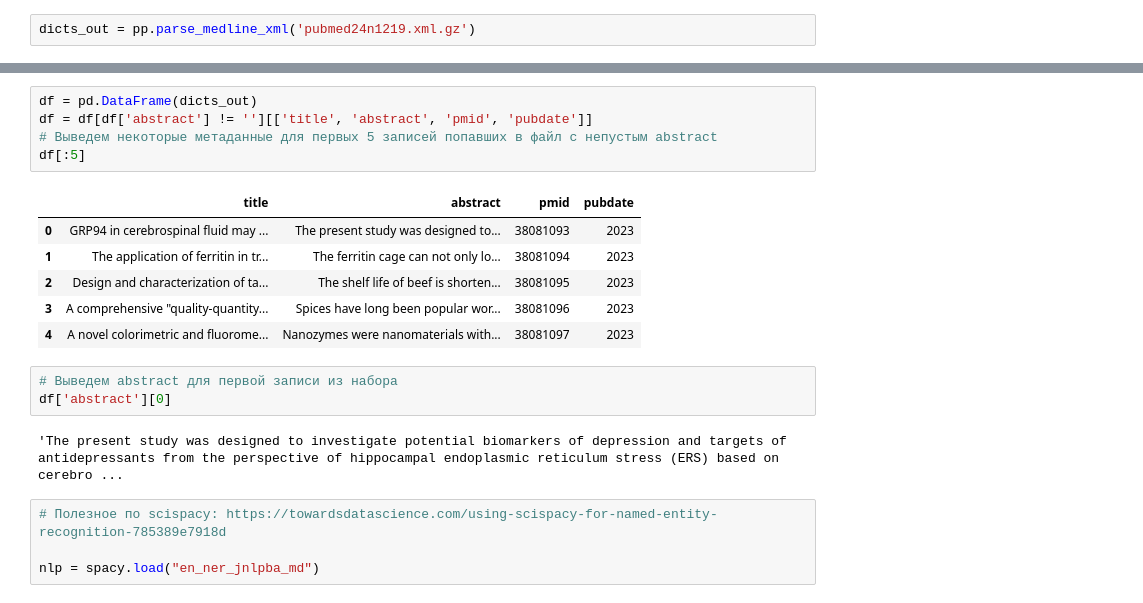
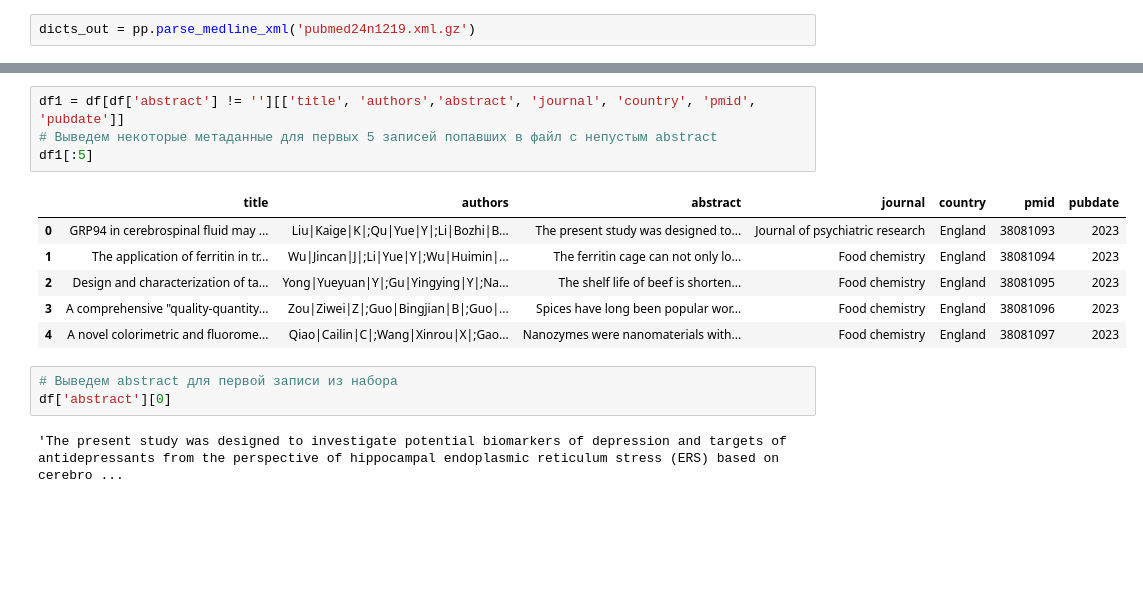
Before and after one commit to Ruugiko/diplom, a Jupyter notebook: pubmed.ipynb, the cells around one changed output, grey strips where cells are left out. Cells and saved outputs as stored; diff of their text form; blank space fills up the shorter version.

```diff
--- a/pubmed.ipynb
+++ b/pubmed.ipynb
@@ -18,21 +50,16 @@ dicts_out = pp.parse_medline_xml('pubmed24n1219.xml.gz')
 # %%
-df = pd.DataFrame(dicts_out)
-df = df[df['abstract'] != ''][['title', 'abstract', 'pmid', 'pubdate']]
+df1 = df[df['abstract'] != ''][['title', 'authors','abstract', 'journal', 'country', 'pmid', 'pubdate']]
 # Выведем некоторые метаданные для первых 5 записей попавших в файл с непустым abstract
-df[:5]
+df1[:5]
 # %% [output]
-|  | title | abstract | pmid | pubdate |
-| 0 | GRP94 in cerebrospinal fluid may ... | The present study was designed to... | 38081093 | 2023 |
-| 1 | The application of ferritin in tr... | The ferritin cage can not only lo... | 38081094 | 2023 |
-| 2 | Design and characterization of ta... | The shelf life of beef is shorten... | 38081095 | 2023 |
-| 3 | A comprehensive "quality-quantity... | Spices have long been popular wor... | 38081096 | 2023 |
-| 4 | A novel colorimetric and fluorome... | Nanozymes were nanomaterials with... | 38081097 | 2023 |
+|  | title | authors | abstract | journal | country | pmid | pubdate |
+| 0 | GRP94 in cerebrospinal fluid may ... | Liu|Kaige|K|;Qu|Yue|Y|;Li|Bozhi|B... | The present study was designed to... | Journal of psychiatric research | England | 38081093 | 2023 |
+| 1 | The application of ferritin in tr... | Wu|Jincan|J|;Li|Yue|Y|;Wu|Huimin|... | The ferritin cage can not only lo... | Food chemistry | England | 38081094 | 2023 |
+| 2 | Design and characterization of ta... | Yong|Yueyuan|Y|;Gu|Yingying|Y|;Na... | The shelf life of beef is shorten... | Food chemistry | England | 38081095 | 2023 |
+| 3 | A comprehensive "quality-quantity... | Zou|Ziwei|Z|;Guo|Bingjian|B|;Guo|... | Spices have long been popular wor... | Food chemistry | England | 38081096 | 2023 |
+| 4 | A novel colorimetric and fluorome... | Qiao|Cailin|C|;Wang|Xinrou|X|;Gao... | Nanozymes were nanomaterials with... | Food chemistry | England | 38081097 | 2023 |
 # %%
 # Выведем abstract для первой записи из набора
 df['abstract'][0]
 # %% [output]
 'The present study was designed to investigate potential biomarkers of depression and targets of antidepressants from the perspective of hippocampal endoplasmic reticulum stress (ERS) based on cerebro ...
-# %%
-# Полезное по scispacy: https://towardsdatascience.com/using-scispacy-for-named-entity-recognition-785389e7918d
-
-nlp = spacy.load("en_ner_jnlpba_md")
```
Also changed, not shown: parts of 13 cells of this notebook.
